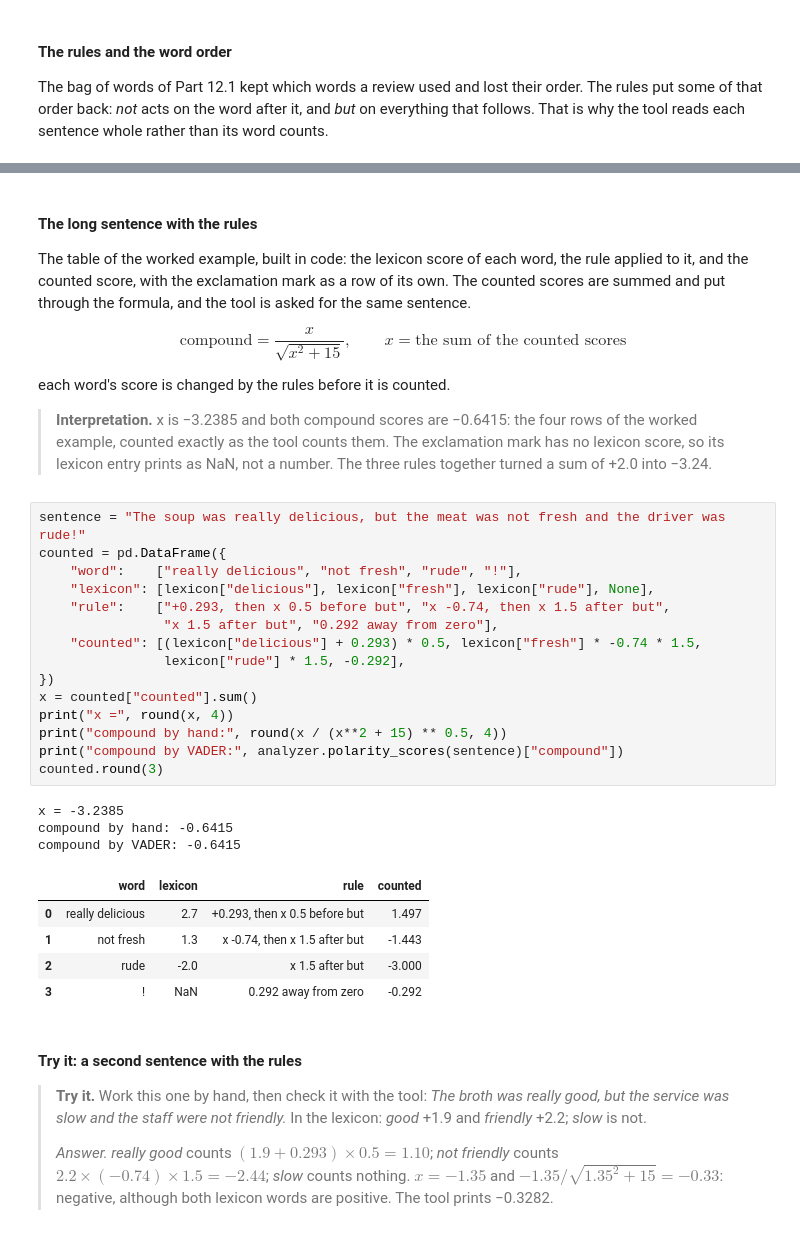
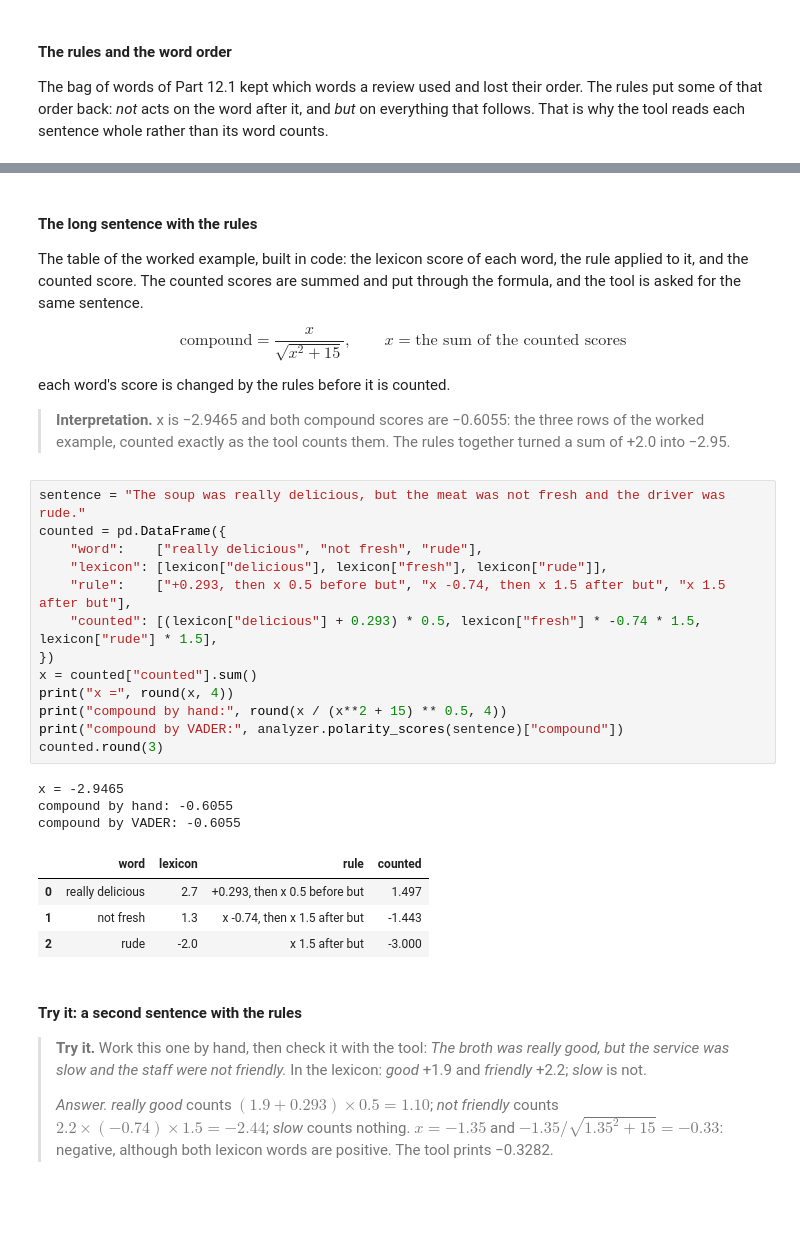
Before and after one commit to payakorn/888102-student, a Jupyter notebook: ch12_2_Standard_Sentiment_Analysis.ipynb, the cells around one changed output, grey strips where cells are left out. Saved outputs shown, nothing was run; the diff lists cells and outputs as text; blank space fills up the shorter version.

```diff
--- a/ch12_2_Standard_Sentiment_Analysis.ipynb
+++ b/ch12_2_Standard_Sentiment_Analysis.ipynb
@@ -331,7 +355,7 @@ The counted scores add to $x = 1.50 - 1.44 - 3.00 - 0.29 = -3.24$, and $-3.24/\s
 # %% [markdown]
 #### The long sentence with the rules
 
-The table of the worked example, built in code: the lexicon score of each word, the rule applied to it, and the counted score, with the exclamation mark as a row of its own. The counted scores are summed and put through the formula, and the tool is asked for the same sentence.
+The table of the worked example, built in code: the lexicon score of each word, the rule applied to it, and the counted score. The counted scores are summed and put through the formula, and the tool is asked for the same sentence.
 
 $$\text{compound} = \frac{x}{\sqrt{x^2 + 15}}, \qquad x = \text{the sum of the counted scores}$$
 
@@ -339,31 +363,28 @@ each word's score is changed by the rules before it is counted.
 
 
 
-> **Interpretation.** x is −3.2385 and both compound scores are −0.6415: the four rows of the worked example, counted exactly as the tool counts them. The exclamation mark has no lexicon score, so its lexicon entry prints as NaN, not a number. The three rules together turned a sum of +2.0 into −3.24.
+> **Interpretation.** x is −2.9465 and both compound scores are −0.6055: the three rows of the worked example, counted exactly as the tool counts them. The rules together turned a sum of +2.0 into −2.95.
 # %%
-sentence = "The soup was really delicious, but the meat was not fresh and the driver was rude!"
+sentence = "The soup was really delicious, but the meat was not fresh and the driver was rude."
 counted = pd.DataFrame({
-    "word":    ["really delicious", "not fresh", "rude", "!"],
-    "lexicon": [lexicon["delicious"], lexicon["fresh"], lexicon["rude"], None],
-    "rule":    ["+0.293, then x 0.5 before but", "x -0.74, then x 1.5 after but",
-                "x 1.5 after but", "0.292 away from zero"],
-    "counted": [(lexicon["delicious"] + 0.293) * 0.5, lexicon["fresh"] * -0.74 * 1.5,
-                lexicon["rude"] * 1.5, -0.292],
+    "word":    ["really delicious", "not fresh", "rude"],
+    "lexicon": [lexicon["delicious"], lexicon["fresh"], lexicon["rude"]],
+    "rule":    ["+0.293, then x 0.5 before but", "x -0.74, then x 1.5 after but", "x 1.5 after but"],
+    "counted": [(lexicon["delicious"] + 0.293) * 0.5, lexicon["fresh"] * -0.74 * 1.5, lexicon["rude"] * 1.5],
 })
 x = counted["counted"].sum()
 print("x =", round(x, 4))
 print("compound by hand:", round(x / (x**2 + 15) ** 0.5, 4))
 print("compound by VADER:", analyzer.polarity_scores(sentence)["compound"])
 counted.round(3)
 # %% [output]
-x = -3.2385
-compound by hand: -0.6415
-compound by VADER: -0.6415
+x = -2.9465
+compound by hand: -0.6055
+compound by VADER: -0.6055
 |  | word | lexicon | rule | counted |
 | 0 | really delicious | 2.7 | +0.293, then x 0.5 before but | 1.497 |
 | 1 | not fresh | 1.3 | x -0.74, then x 1.5 after but | -1.443 |
 | 2 | rude | -2.0 | x 1.5 after but | -3.000 |
-| 3 | ! | NaN | 0.292 away from zero | -0.292 |
 # %% [markdown]
 #### Try it: a second sentence with the rules
 
```
Also changed, not shown: parts of 12 cells of this notebook, 1 other file.
